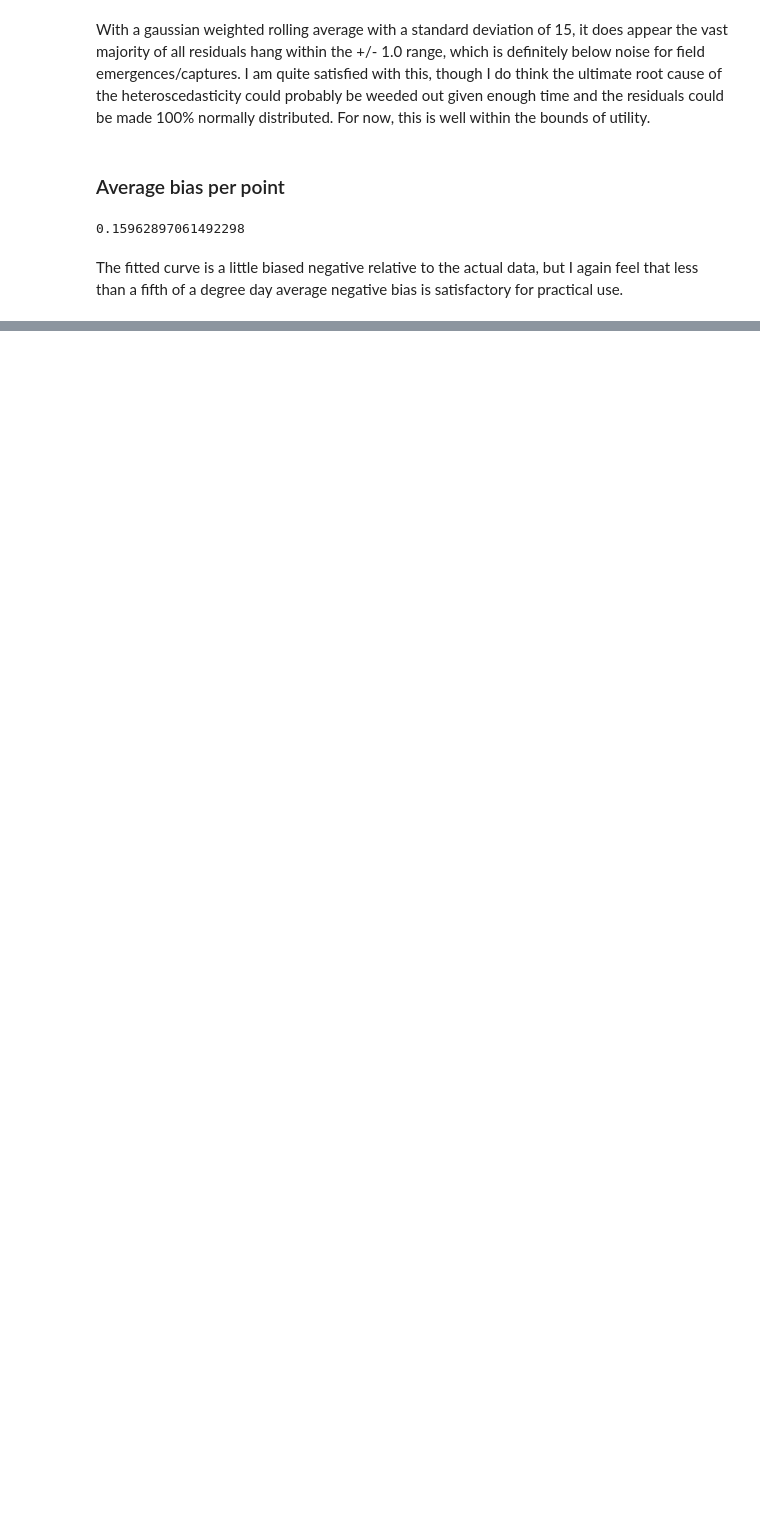
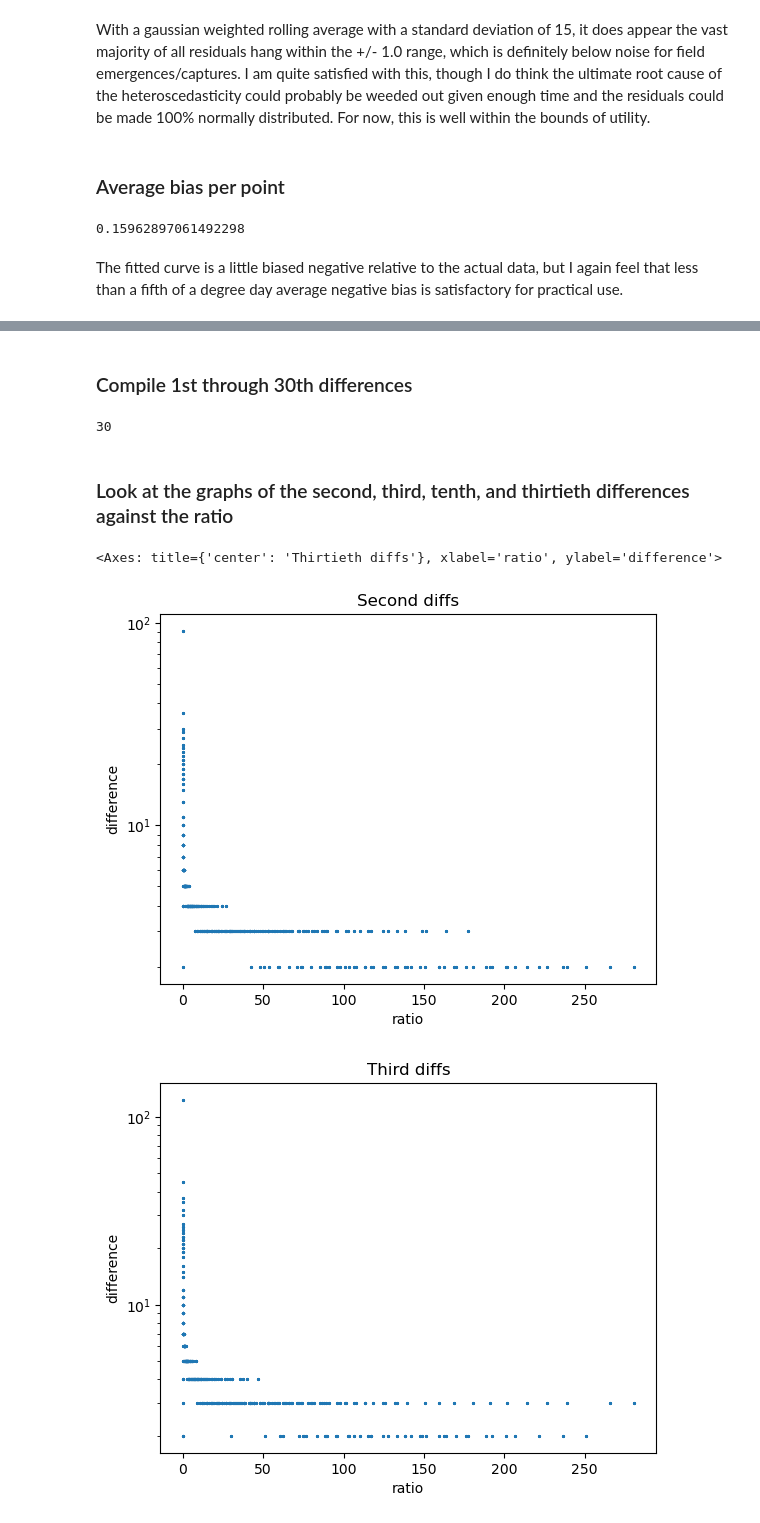
Before and after one commit to PacificBird/InsectPhenologyCaptureSim, a Jupyter notebook: multi_analysis.ipynb, the cells around one changed output, grey strips where cells are left out. Cells and saved outputs as stored; diff of their text form; code cells hidden in the pictures; blank space fills up the shorter version.

Commit message:
Working on analyzing higher diffs

```diff
--- a/multi_analysis.ipynb
+++ b/multi_analysis.ipynb
@@ -14,18 +14,22 @@ dfs = np.array_split(df, len(df)/df.dd_span.head(1).iloc[0])
 # %% [markdown]
 ## Compile data about capture-emergence difference and clean instances with no first generation captures and/or first generation emergences
 # %%
-first_capture_data = []
-for frame in dfs:
-    first_capture = frame[frame.captured > 1].head(1).dd
-    first_emergence = frame[(frame.pop_active_0 > 1)].head(1).dd
-    if not first_capture.empty and not first_emergence.empty:
-        diff = first_capture.iloc[0] - first_emergence.iloc[0]
-        pop_0 = frame.head(1).pop_0.iloc[0]
-        prob_capture = frame.head(1).prob_capture.iloc[0]
-        mating_delay = frame.head(1).mating_delay.iloc[0]
-        ratio_naive = pop_0 * prob_capture
-        ratio = (pop_0 ** 1/3) * (prob_capture ** 3)
-        first_capture_data.append((diff, ratio, ratio_naive, pop_0, prob_capture, mating_delay))
+def compile_diffs(dfs, thresh: int):
+    capture_data = []
+    for frame in dfs:
+        first_capture = frame[frame.captured > thresh].head(1).dd
+        first_emergence = frame[(frame.pop_active_0 > thresh)].head(1).dd
+        if not first_capture.empty and not first_emergence.empty:
+            diff = first_capture.iloc[0] - first_emergence.iloc[0]
+            pop_0 = frame.head(1).pop_0.iloc[0]
+            prob_capture = frame.head(1).prob_capture.iloc[0]
+            mating_delay = frame.head(1).mating_delay.iloc[0]
+            ratio_naive = pop_0 * prob_capture
+            ratio = (pop_0 ** 1/3) * (prob_capture ** 3)
+            capture_data.append((diff, ratio, ratio_naive, pop_0, prob_capture, mating_delay))
+    return capture_data
+
+first_capture_data = compile_diffs(dfs, 1)
 # %% [markdown]
 Two ratios are generated here for combinations between overwintering pop size and capture probability, a naive ratio just by multiplying them together (yes, I know this technically isn't a ratio since it's not divison, but since one of these values is very big and the other very small, multiplying gives much nicer numbers and is no less valid as a combination of the two than if I chose to multiply), and a better ratio by multiplying the cube root of the population to the cube of the capture probability. This balances out their relative importance in determining the difference much better, as will be demonstrated.
 # %% [markdown]
@@ -212,0 +219,25 @@ The fitted curve is a little biased negative relative to the actual data, but I
+# %% [markdown]
+### Compile 1st through 30th differences
+# %%
+diffs = []
+for i in range(1,31):
+    row = compile_diffs(dfs, i)
+    row_df = pd.DataFrame(row, columns=['difference', 'ratio', 'naive_ratio', 'pop_0', 'prob_capture', 'mating_delay'])
+    diffs.append(row_df)
+
+len(diffs)
+# %% [output]
+30
+# %% [markdown]
+### Look at the graphs of the second, third, tenth, and thirtieth differences against the ratio
+# %%
+diffs[1].plot.scatter(1, 0, 1.5, title='Second diffs', logy=True)
+diffs[2].plot.scatter(1, 0, 1.5, title='Third diffs', logy=True)
+diffs[4].plot.scatter(1, 0, 1.5, title='FIfth diffs', logy=True)
+diffs[9].plot.scatter(1, 0, 1.5, title='Tenth diffs', logy=True)
+diffs[19].plot.scatter(1, 0, 1.5, title='Twentieth diffs', logy=True)
+diffs[29].plot.scatter(1, 0, 1.5, title='Thirtieth diffs', logy=True)
+# %% [output]
+<Axes: title={'center': 'Thirtieth diffs'}, xlabel='ratio', ylabel='difference'>
+[figure, added]
+[figure, added]
```
Also changed, not shown: parts of 3 cells of this notebook.
